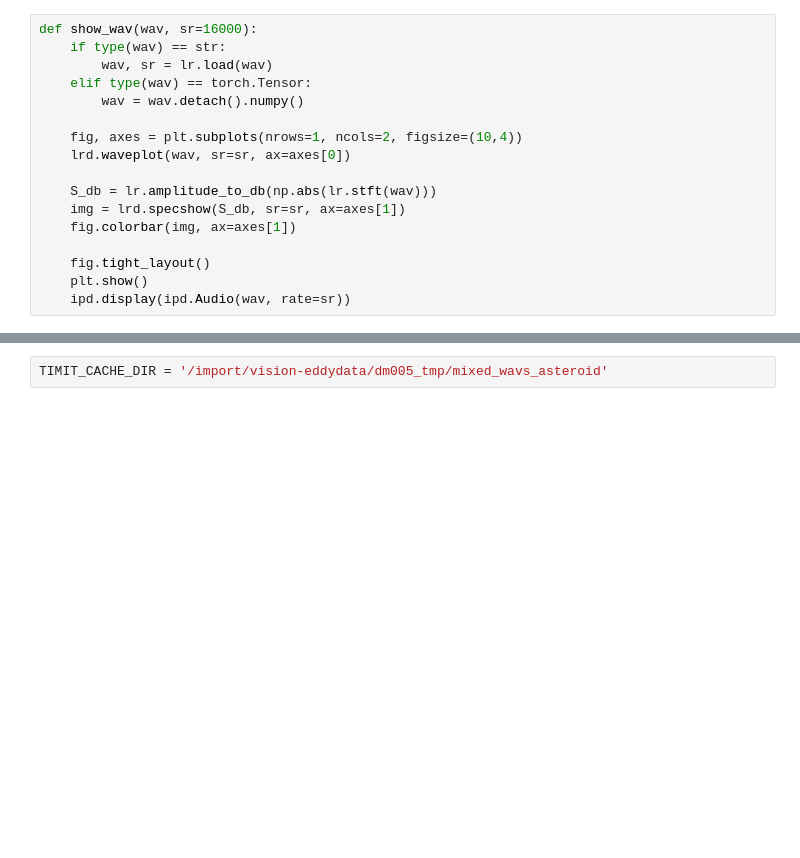
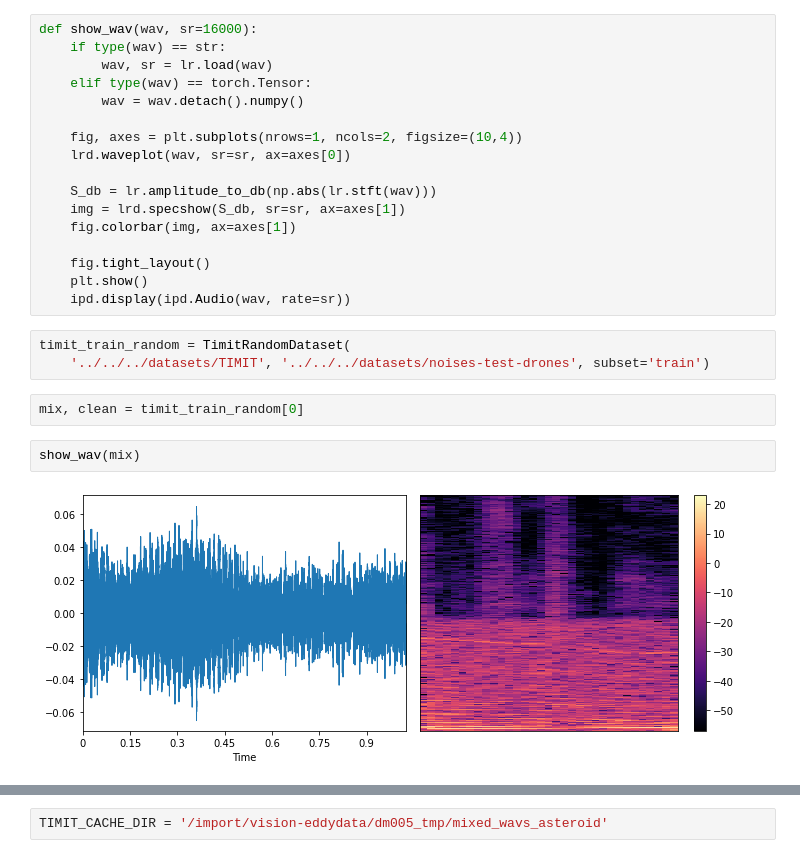
Before and after one commit to flyingleafe/asteroid, a Jupyter notebook: notebooks/evaluation.ipynb, the cells around one changed output, grey strips where cells are left out. Drawn from its saved outputs; the diff is of its cells as text; blank space fills up the shorter version.

```diff
--- a/notebooks/evaluation.ipynb
+++ b/notebooks/evaluation.ipynb
@@ -33,3 +36,12 @@ def show_wav(wav, sr=16000):
     fig.tight_layout()
     plt.show()
     ipd.display(ipd.Audio(wav, rate=sr))
+# %%
+timit_train_random = TimitRandomDataset(
+    '../../../datasets/TIMIT', '../../../datasets/noises-test-drones', subset='train')
+# %%
+mix, clean = timit_train_random[0]
+# %%
+show_wav(mix)
+# %% [output]
+[figure, added]
```
Also changed, not shown: parts of 17 cells of this notebook, 7 other files.
